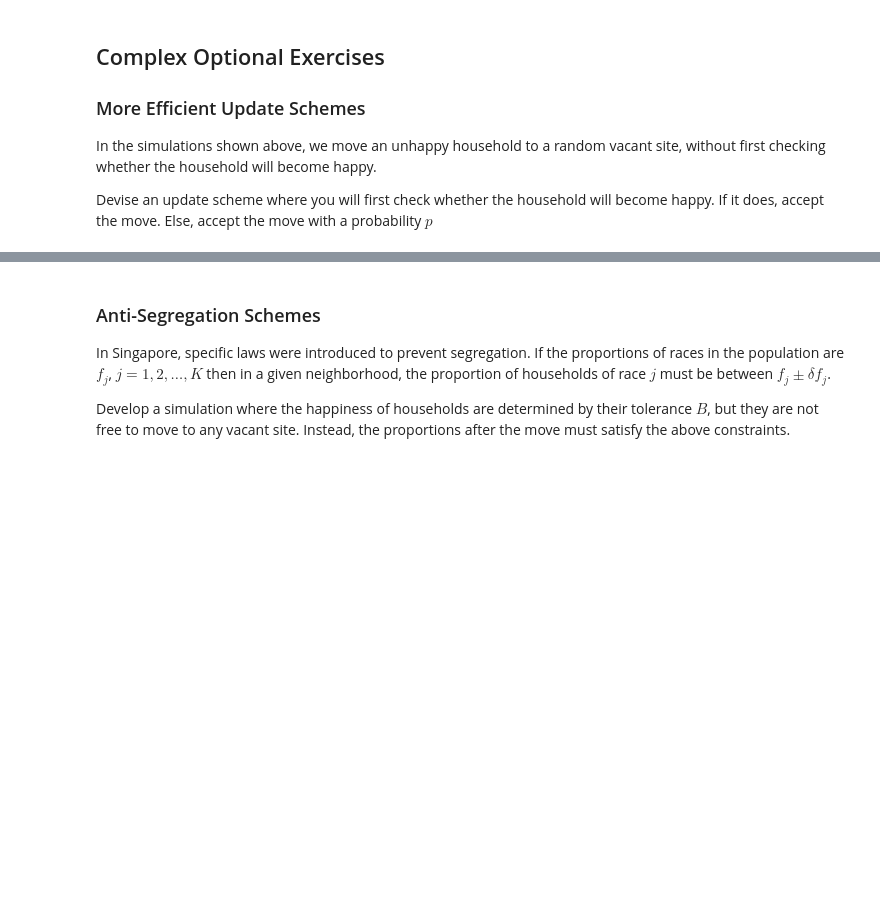
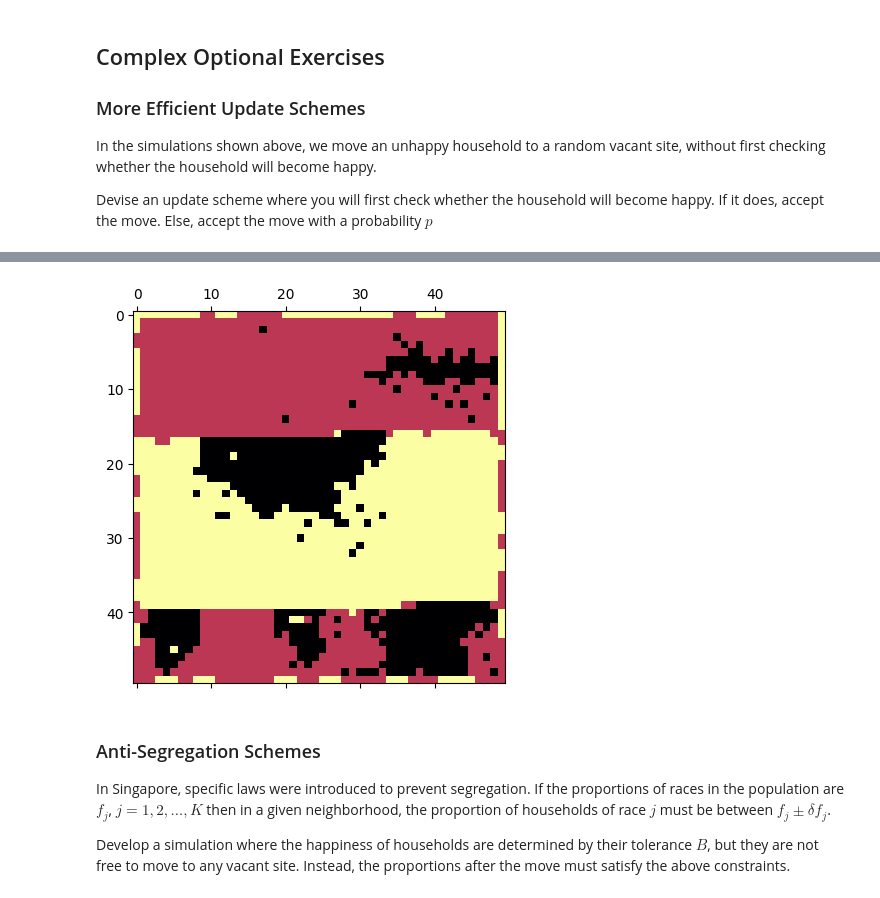
Before and after one commit to PunnawatSiri/Complexity_Science_Course, a Jupyter notebook: Segregation.ipynb, the cells around one changed output, grey strips where cells are left out. Cells and saved outputs as stored; diff of their text form; code cells hidden in the pictures; blank space fills up the shorter version.

```diff
--- a/Segregation.ipynb
+++ b/Segregation.ipynb
@@ -473,3 +533,10 @@ Devise an update scheme where you will first check whether the household will be
+# %%
+# view the city
+plt.matshow(city,cmap='inferno')
+plt.axis('equal')
+plt.show()
+# %% [output]
+[figure, added]
 # %% [markdown]
 ### Anti-Segregation Schemes
 
```
Also changed, not shown: parts of 9 cells of this notebook.
